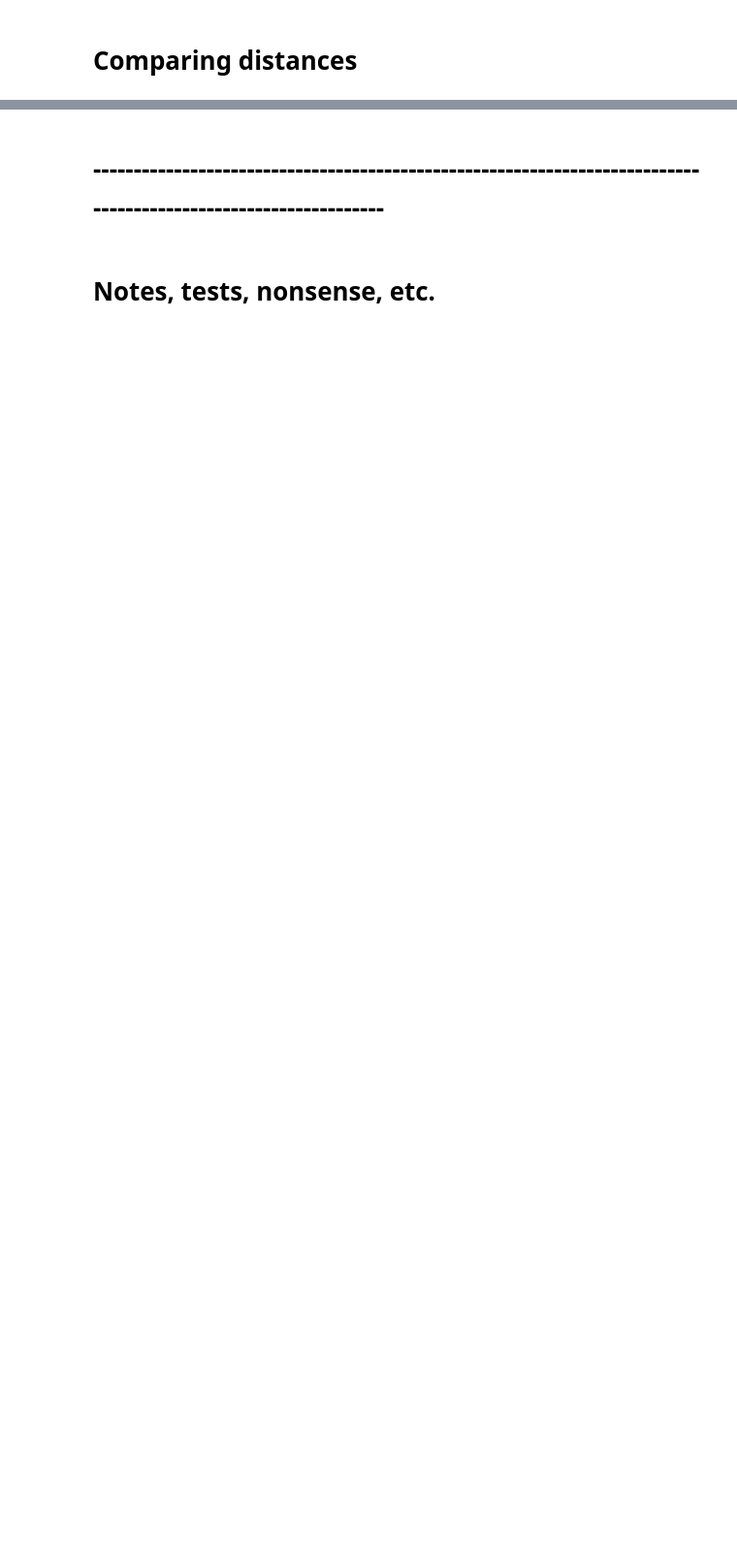
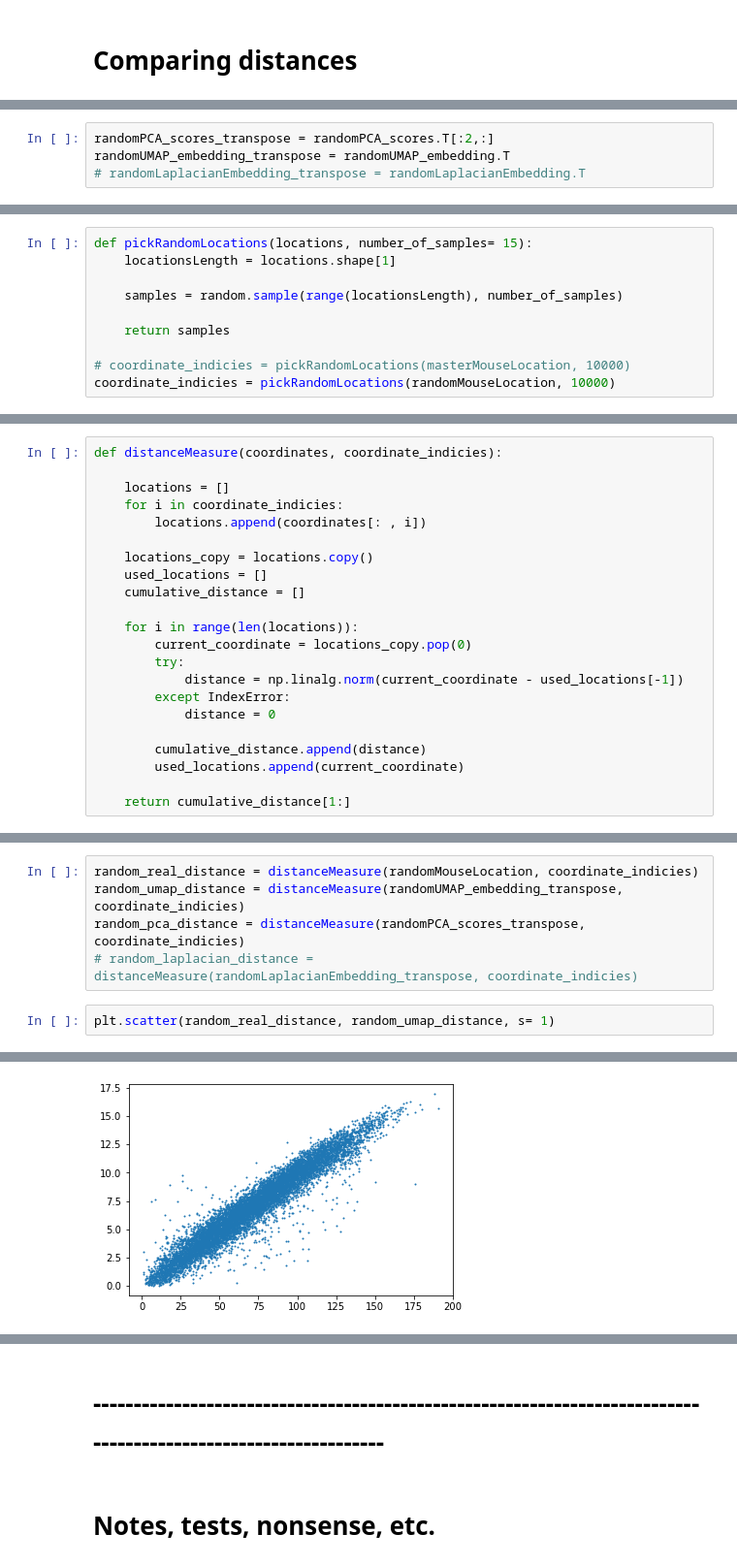
Before and after one commit to jambormike/neurons_dimensionality_reduction, a Jupyter notebook: simAndReduction.ipynb, the cells around one changed output, grey strips where cells are left out. Shown: that part at 97% size. Drawn from its saved outputs; the diff is of its cells as text; blank space fills up the shorter version.

Commit message:
comparing distances
A added code that compares distances between pairs of coordinates across embeddings and ground truth. Calculates Pearson cor. coefficient too.

```diff
--- a/simAndReduction.ipynb
+++ b/simAndReduction.ipynb
@@ -878 +831,5 @@ plt.gca().set_aspect('equal', 'datalim')
+# %%
+randomPCA_scores_transpose = randomPCA_scores.T[:2,:]
+randomUMAP_embedding_transpose = randomUMAP_embedding.T
+# randomLaplacianEmbedding_transpose = randomLaplacianEmbedding.T
 # %%
@@ -897,0 +844,10 @@ randomLaplacianEmbedding shape is (19881, 2)
+# %%
+def pickRandomLocations(locations, number_of_samples= 15):
+    locationsLength = locations.shape[1]
+
+    samples = random.sample(range(locationsLength), number_of_samples)
+
+    return samples
+
+# coordinate_indicies = pickRandomLocations(masterMouseLocation, 10000)
+coordinate_indicies = pickRandomLocations(randomMouseLocation, 10000)
@@ -897,0 +881,22 @@ randomLaplacianEmbedding shape is (19881, 2)
+# %%
+def distanceMeasure(coordinates, coordinate_indicies):
+
+    locations = []
+    for i in coordinate_indicies:
+        locations.append(coordinates[: , i])
+
+    locations_copy = locations.copy()
+    used_locations = []
+    cumulative_distance = []
+
+    for i in range(len(locations)):
+        current_coordinate = locations_copy.pop(0)
+        try:
+            distance = np.linalg.norm(current_coordinate - used_locations[-1])
+        except IndexError:
+            distance = 0
+
+        cumulative_distance.append(distance)
+        used_locations.append(current_coordinate)
+
+    return cumulative_distance[1:]
@@ -897,0 +924,8 @@ randomLaplacianEmbedding shape is (19881, 2)
+# %%
+random_real_distance = distanceMeasure(randomMouseLocation, coordinate_indicies)
+random_umap_distance = distanceMeasure(randomUMAP_embedding_transpose, coordinate_indicies)
+random_pca_distance = distanceMeasure(randomPCA_scores_transpose, coordinate_indicies)
+# random_laplacian_distance = distanceMeasure(randomLaplacianEmbedding_transpose, coordinate_indicies)
+# %%
+plt.scatter(random_real_distance, random_umap_distance, s= 1)
+# %% [output]
@@ -897,0 +933 @@ randomLaplacianEmbedding shape is (19881, 2)
+[figure, added]
```
Also changed, not shown: parts of 71 cells of this notebook.
